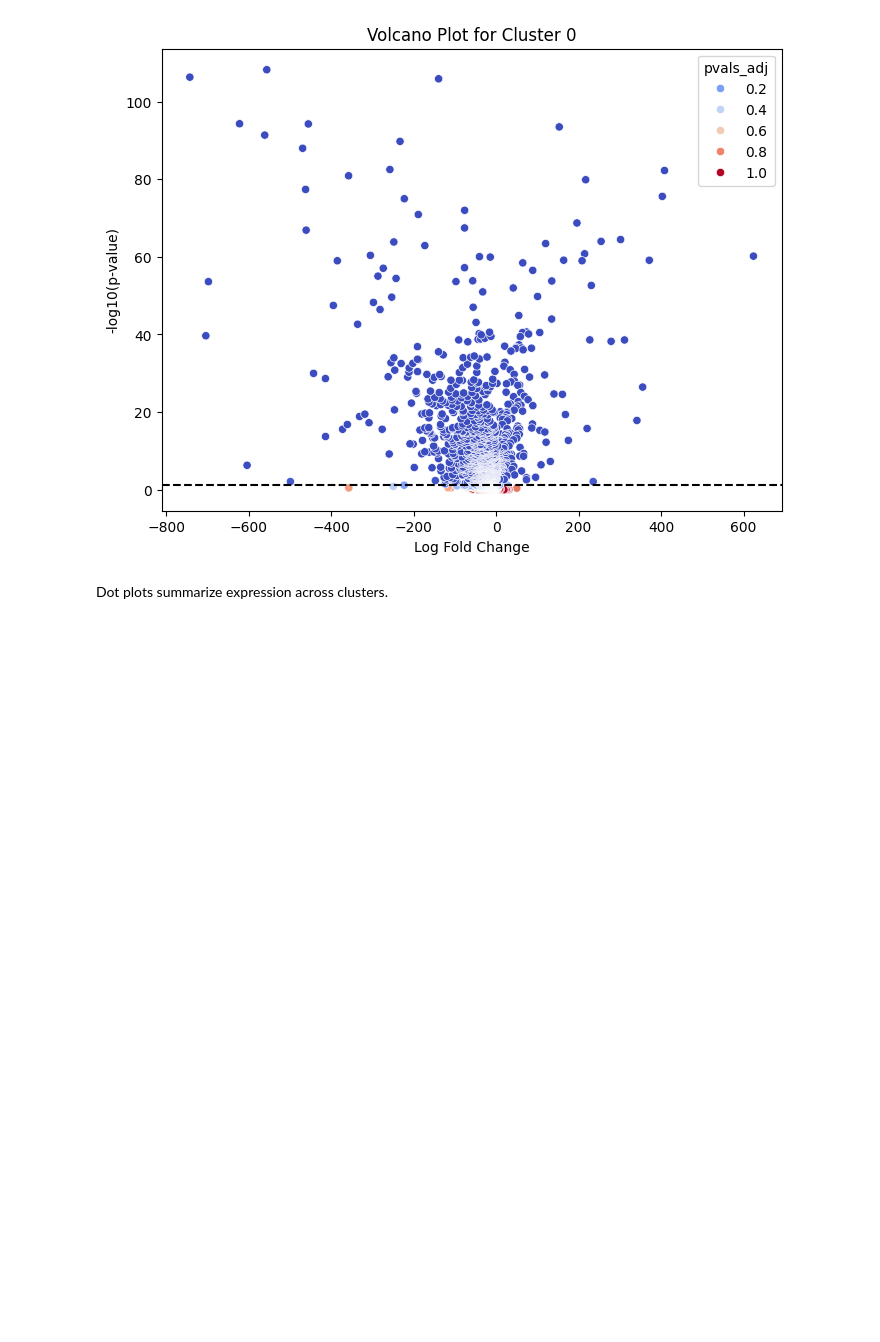
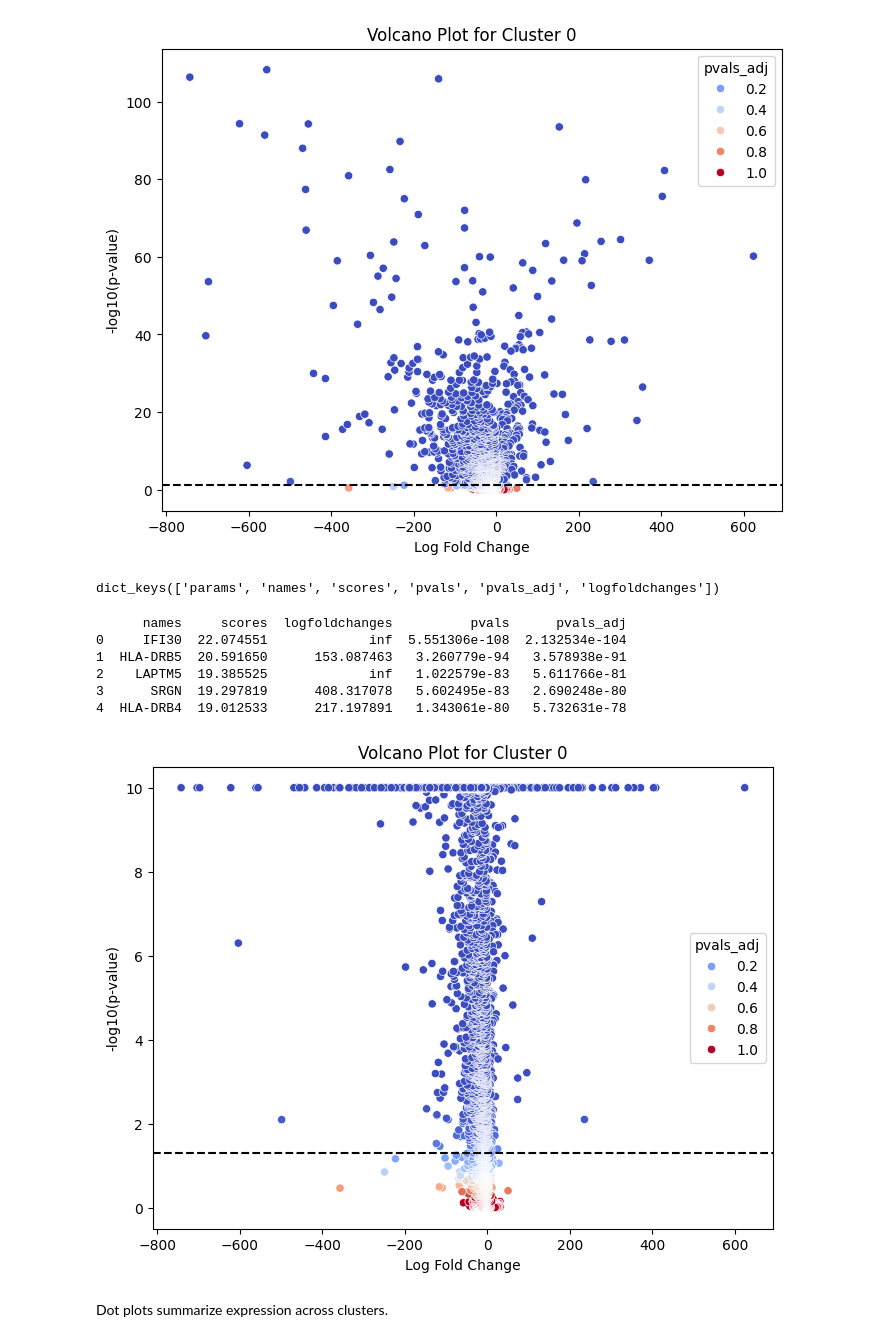
Before and after one commit to henrysaenz/eda_rna, a Jupyter notebook: _sources/raw_data.ipynb, the cells around one changed output. Saved outputs shown, nothing was run; the diff lists cells and outputs as text; code cells hidden in the pictures; blank space fills up the shorter version.

```diff
--- a/_sources/raw_data.ipynb
+++ b/_sources/raw_data.ipynb
@@ -1073,3 +1071,7 @@ plt.title("Volcano Plot for Cluster 0")
 plt.show()
 # %% [output]
 [figure]
+# %%
+print(adata_glioblastoma_filtered.uns["rank_genes_groups"].keys())
+# %% [output]
+dict_keys(['params', 'names', 'scores', 'pvals', 'pvals_adj', 'logfoldchanges'])
@@ -1076,3 +1080,29 @@ plt.show()
+# %%
+df = sc.get.rank_genes_groups_df(adata_glioblastoma_filtered, group='0')
+print(df.head())  # Check if the DataFrame contains the correct columns
+# %% [output]
+      names     scores  logfoldchanges          pvals      pvals_adj
+0     IFI30  22.074551             inf  5.551306e-108  2.132534e-104
+1  HLA-DRB5  20.591650      153.087463   3.260779e-94   3.578938e-91
+2    LAPTM5  19.385525             inf   1.022579e-83   5.611766e-81
+3      SRGN  19.297819      408.317078   5.602495e-83   2.690248e-80
+4  HLA-DRB4  19.012533      217.197891   1.343061e-80   5.732631e-78
+# %%
+df = df.dropna()  # Remove NaN values
+df = df[np.isfinite(df["logfoldchanges"])]  # Remove infinite values
+# %%
+df["pvals_adj"] = df["pvals_adj"].clip(upper=1)  # Keep values in range [0,1]
+# %%
+# Plot
+plt.figure(figsize=(8,6))
+sns.scatterplot(data=df, x="logfoldchanges", y=-np.log10(df["pvals"] + 1e-10), hue="pvals_adj", palette="coolwarm")
+plt.axhline(y=-np.log10(0.05), linestyle="--", color="black")  # Significance threshold
+plt.xlabel("Log Fold Change")
+plt.ylabel("-log10(p-value)")
+plt.title("Volcano Plot for Cluster 0")
+plt.show()
+# %% [output]
+[figure, added]
 # %% [markdown]
 Dot plots summarize expression across clusters.
 # %%
```
Also changed, not shown: parts of 20 cells of this notebook, 4 other files.
